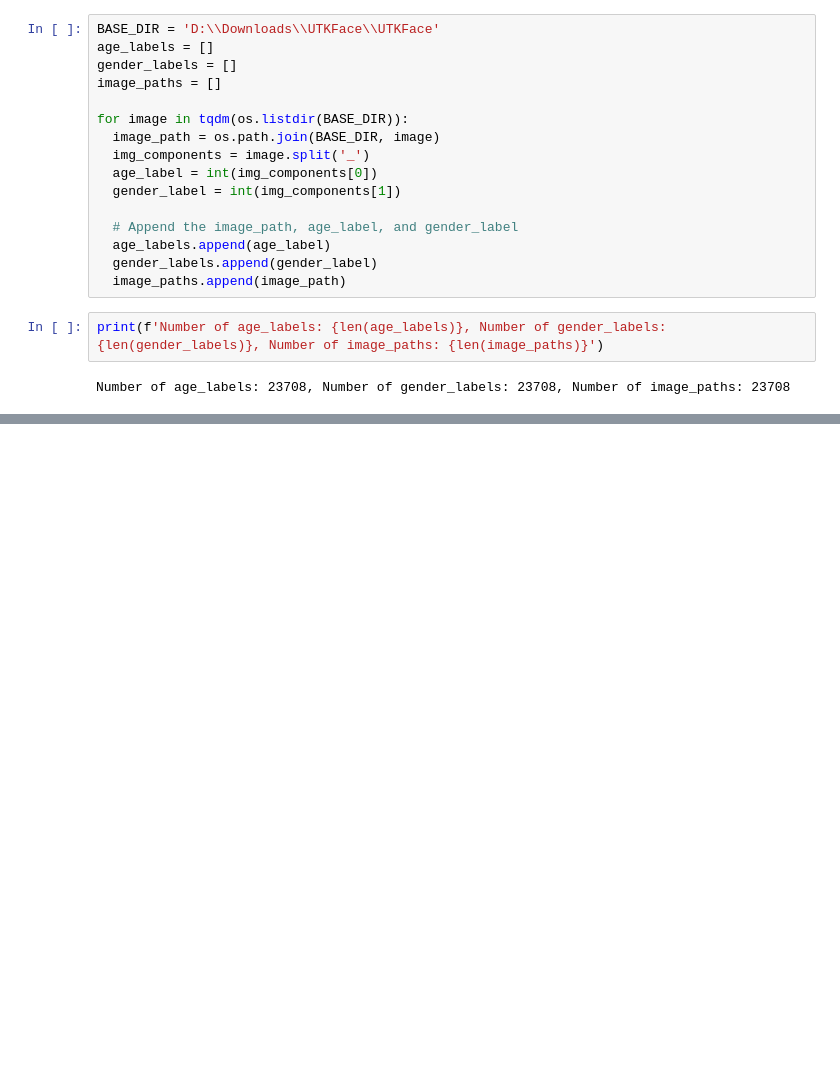
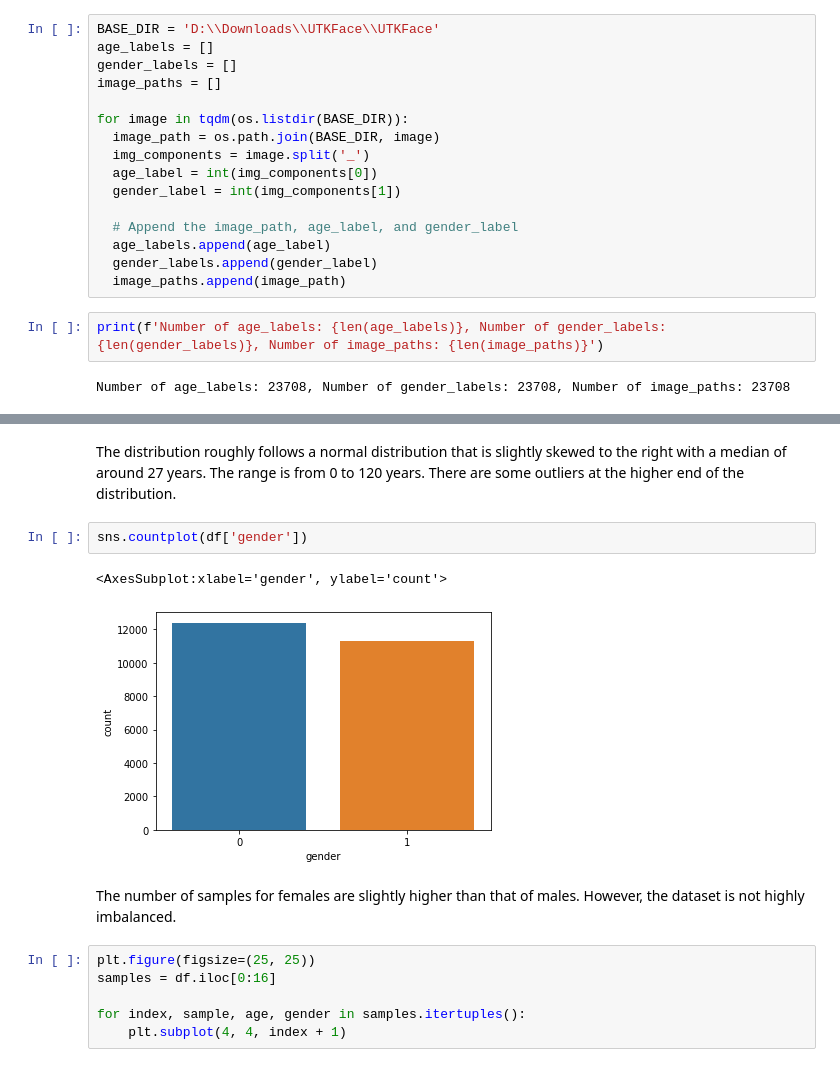
Before and after one commit to ammarlodhi255/codeclause_projects, a Jupyter notebook: Age and Gender Detection System/age_gender_detection.ipynb, the cells around one changed output, grey strips where cells are left out. Saved outputs shown, nothing was run; the diff lists cells and outputs as text; blank space fills up the shorter version.

```diff
--- a/Age and Gender Detection System/age_gender_detection.ipynb
+++ b/Age and Gender Detection System/age_gender_detection.ipynb
@@ -62,0 +102,15 @@ Number of age_labels: 23708, Number of gender_labels: 23708, Number of image_pat
+# %% [markdown]
+The distribution roughly follows a normal distribution that is slightly skewed to the right with a median of around 27 years. The range is from 0 to 120 years. There are some outliers at the higher end of the distribution.
+# %%
+sns.countplot(df['gender'])
+# %% [output]
+<AxesSubplot:xlabel='gender', ylabel='count'>
+[figure, added]
+# %% [markdown]
+The number of samples for females are slightly higher than that of males. However, the dataset is not highly imbalanced.
+# %%
+plt.figure(figsize=(25, 25))
+samples = df.iloc[0:16]
+
+for index, sample, age, gender in samples.itertuples():
+    plt.subplot(4, 4, index + 1)
```
Also changed, not shown: parts of 5 cells of this notebook.
